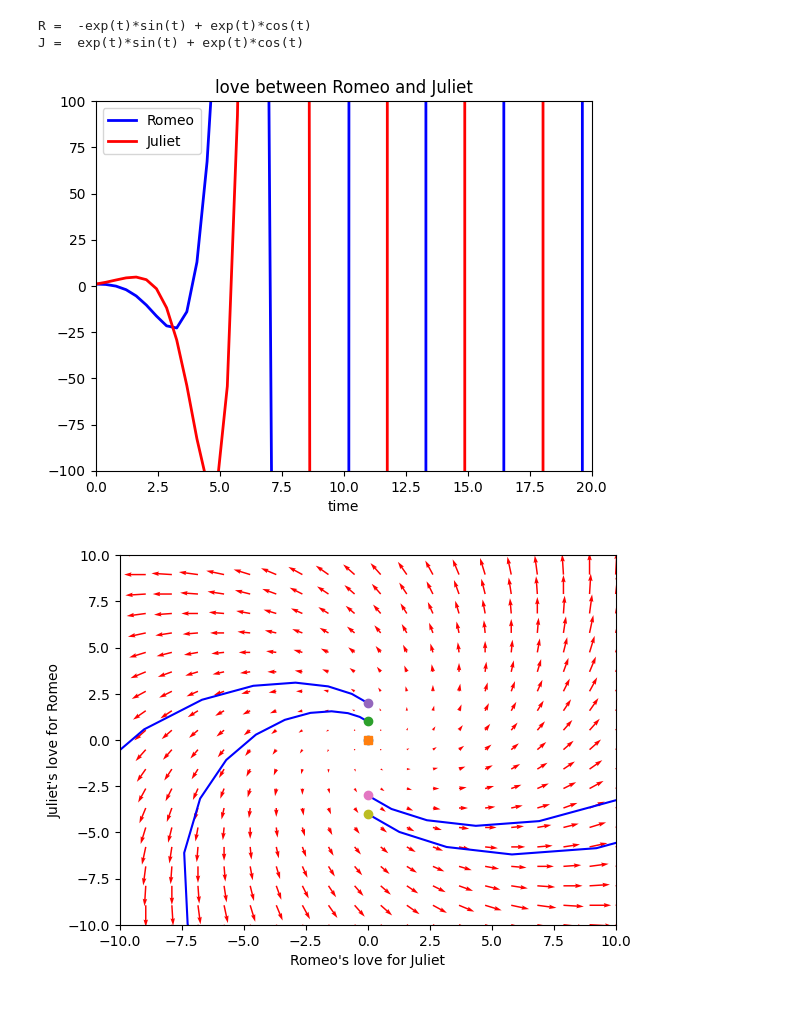
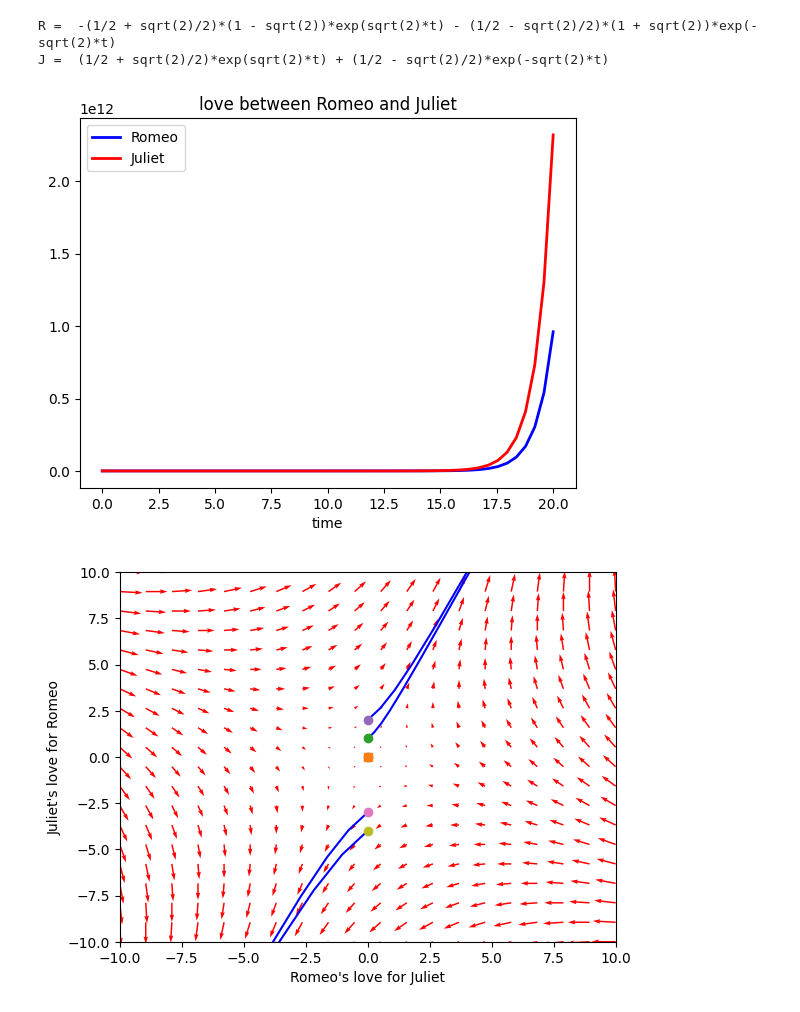
Before and after one commit to tangvanminh/ex2, a Jupyter notebook: t.ipynb, the cells around one changed output. Cells and saved outputs as stored; diff of their text form; code cells hidden in the pictures.

```diff
--- a/t.ipynb
+++ b/t.ipynb
@@ -65,8 +10,8 @@ from sympy import Symbol, Function, Derivative, Eq, dsolve, solve
 # r0 = int(input("r0 = "))
 # j0 = int(input("j0 = "))
 
-a = 1
-b = -1
+a = -1
+b = 1
 c = 1
 d = 1
 r0 = 1
@@ -111,8 +56,8 @@ plt.xlabel("time")
 # plt.ylabel("y[R,J]")
 plt.title("love between Romeo and Juliet")
 plt.legend(["Romeo","Juliet"])
-plt.xlim([0, 20])
-plt.ylim([-100, 100])
+# plt.xlim([0, 20])
+# plt.ylim([-100, 100])
 plt.savefig('images/plot.png')
 plt.show()
 
@@ -129,34 +74,34 @@ NI, NJ = Y1.shape
 
 for i in range(NI):
     for j in range(NJ):
         x = Y1[i, j]
         y = Y2[i, j]
         yprime = love([x, y], t)
         u[i,j] = yprime[0]
         v[i,j] = yprime[1]
 
 
 Q = plt.quiver(Y1, Y2, u, v, color='r')
 
 plt.xlabel('Romeo\'s love for Juliet')
 plt.ylabel('Juliet\'s love for Romeo')
 plt.xlim([-10, 10])
 plt.ylim([-10, 10])
 
 
 for y20 in [0, 1, 2, -3, -4]:
     tspan = np.linspace(0, 50, 200)
     y0 = [0, y20]
     ys = odeint(love, y0, tspan)
     plt.plot(ys[:,0], ys[:,1], 'b-') # path
     plt.plot([ys[0,0]], [ys[0,1]], 'o') # start
     plt.plot([ys[-1,0]], [ys[-1,1]], 's') # end
 
 
 plt.savefig('images/phase-portrait-2.png')
 plt.show()
 # %% [output]
-R =  -exp(t)*sin(t) + exp(t)*cos(t)
-J =  exp(t)*sin(t) + exp(t)*cos(t)
+R =  -(1/2 + sqrt(2)/2)*(1 - sqrt(2))*exp(sqrt(2)*t) - (1/2 - sqrt(2)/2)*(1 + sqrt(2))*exp(-sqrt(2)*t)
+J =  (1/2 + sqrt(2)/2)*exp(sqrt(2)*t) + (1/2 - sqrt(2)/2)*exp(-sqrt(2)*t)
-[figure, old version]
+[figure, new version]
-[figure, old version]
+[figure, new version]
```
Also changed, not shown: parts of 3 cells of this notebook, 2 other files.
